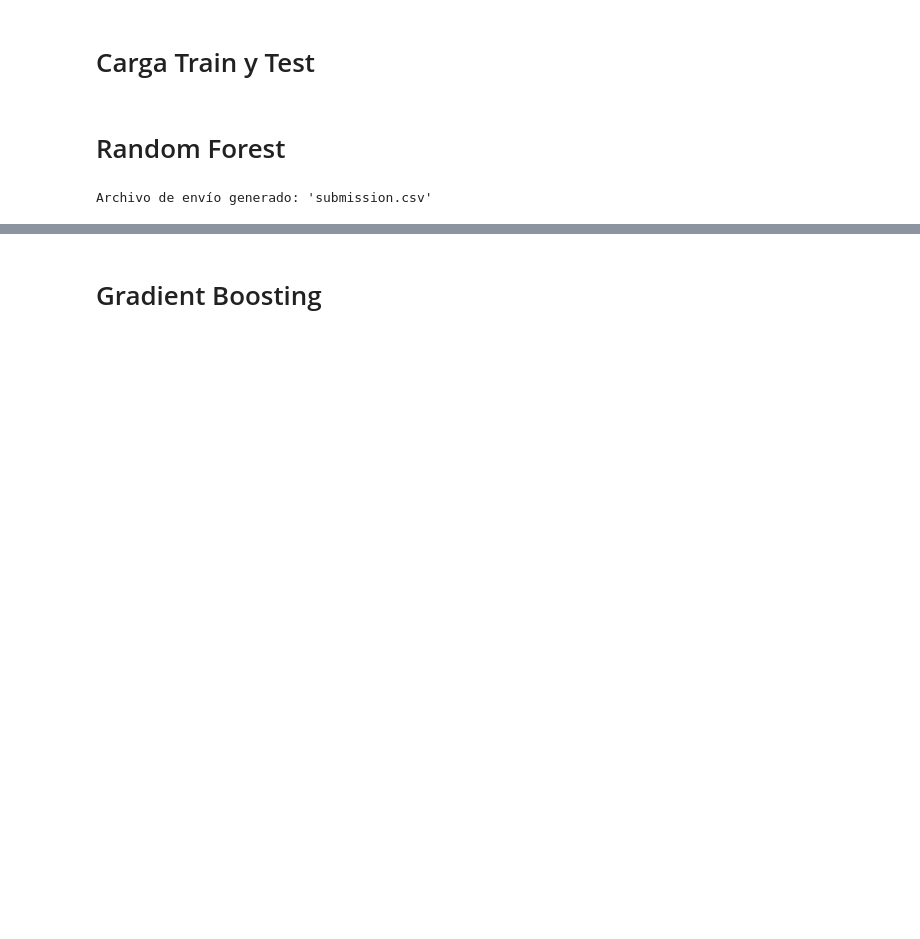
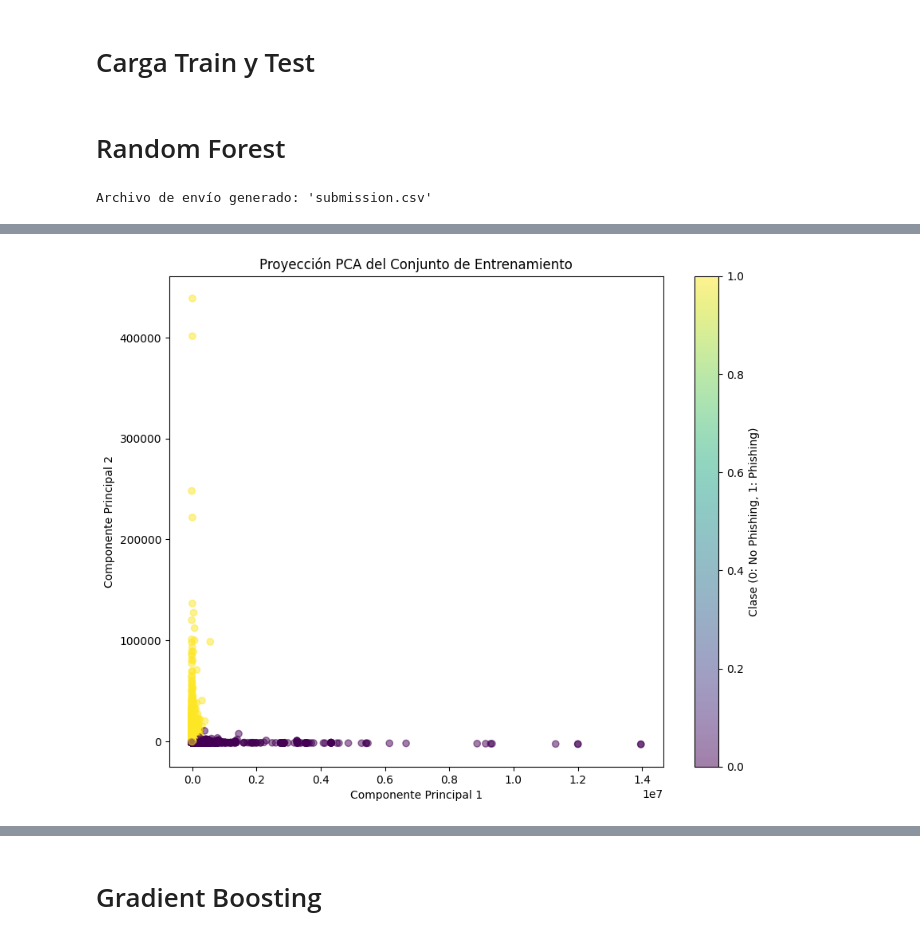
Before and after one commit to luna-as18/Proy-Statistical, a Jupyter notebook: Modelos/modelos.ipynb, the cells around one changed output, grey strips where cells are left out. Drawn from its saved outputs; the diff is of its cells as text; code cells hidden in the pictures; blank space fills up the shorter version.

```diff
--- a/Modelos/modelos.ipynb
+++ b/Modelos/modelos.ipynb
@@ -57,0 +138,17 @@ Archivo de envío generado: 'submission.csv'
+# %%
+from sklearn.decomposition import PCA
+
+# Reducir a 2 dimensiones para graficar
+pca = PCA(n_components=2)
+X_train_pca = pca.fit_transform(X_train_transformed.toarray())  # Convertir a array denso si es sparse
+
+# Colorear según las etiquetas
+plt.figure(figsize=(10, 8))
+plt.scatter(X_train_pca[:, 0], X_train_pca[:, 1], c=y_train, cmap='viridis', alpha=0.5)
+plt.title("Proyección PCA del Conjunto de Entrenamiento")
+plt.xlabel("Componente Principal 1")
+plt.ylabel("Componente Principal 2")
+plt.colorbar(label="Clase (0: No Phishing, 1: Phishing)")
+plt.show()
+# %% [output]
+[figure, added]
```
Also changed, not shown: parts of 5 cells of this notebook.
